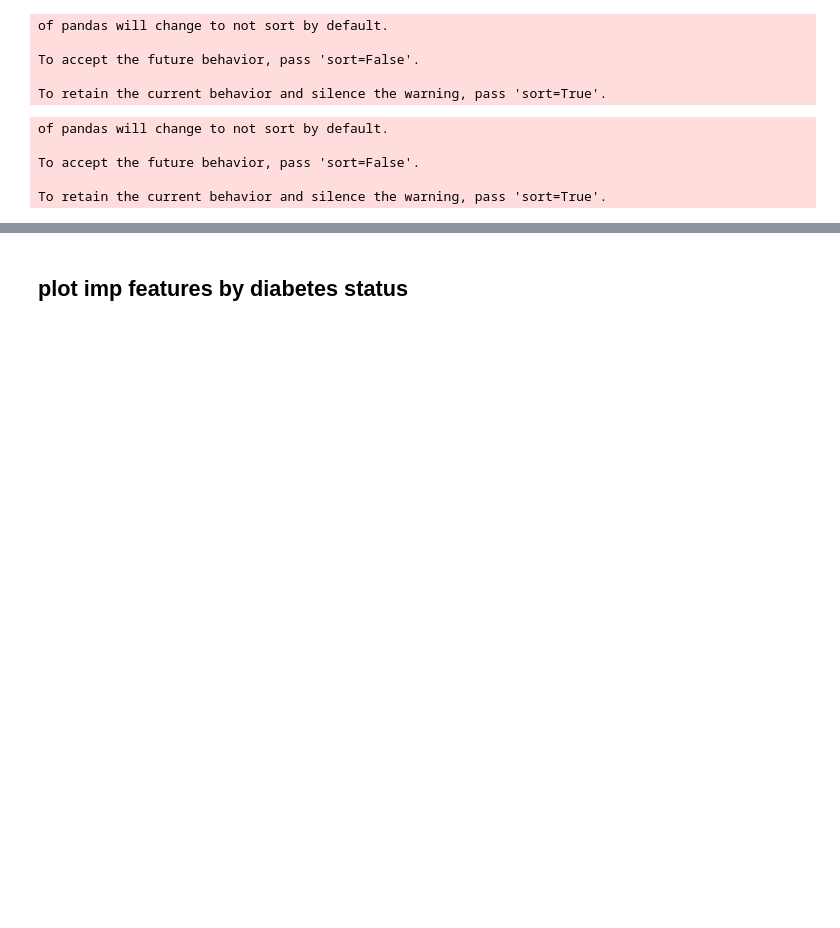
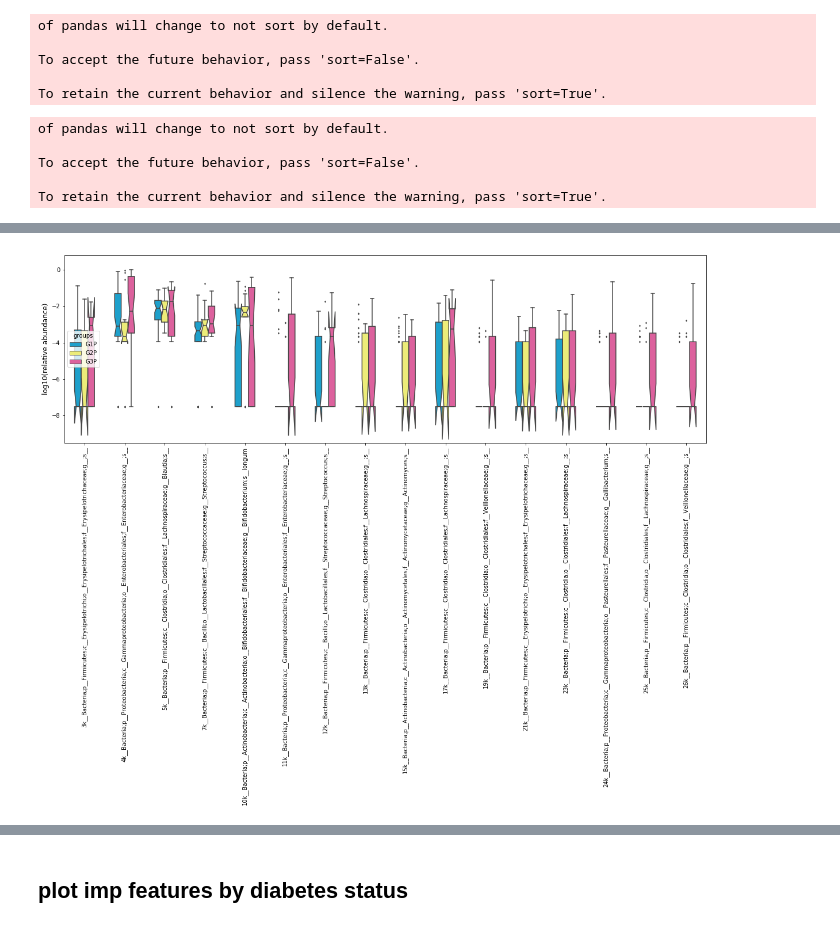
Before and after one commit to knightlab-analyses/familial-cirrhosis, a Jupyter notebook: RandomForest_Advanced_Fibrosis_classification.ipynb, the cells around one changed output, grey strips where cells are left out. Saved outputs shown, nothing was run; the diff lists cells and outputs as text; code cells hidden in the pictures; blank space fills up the shorter version.

```diff
--- a/RandomForest_Advanced_Fibrosis_classification.ipynb
+++ b/RandomForest_Advanced_Fibrosis_classification.ipynb
@@ -893,5 +917,18 @@ toplot1.reset_index().rename(columns={'index':'#SampleID'}).to_csv('tables/sourc
 fig = fig.get_figure()
 fig.tight_layout()
 fig.savefig('figures/fig3b.imp_features_G1PvG2PvG3P_G1P_R1.pdf', bbox_to_inches='tight')
+# %%
+fig, ax = plt.subplots(figsize=(20, 6))
+fig = sns.boxplot(x='feature', y='log10(abundance)',hue='groups',
+                  hue_order=['G1P', 'G2P', 'G3P'],
+                  palette={'G1P':'#01AEE8','G2P':'#ffff66','G3P':'#F04D9C'},
+                  data=toplot2, ax=ax, width=0.5, notch=True, fliersize=2)
+plt.ylim(-9.5, 0.8)
+ax.set_ylabel('log10(relative abundance)', fontsize=12)
+ax.set_xlabel('')
+ax.set_xticklabels(ax.get_xticklabels(),rotation=90)
+handles, _ = fig.get_legend_handles_labels()
+# %% [output]
+[figure, added]
 # %%
 fig, ax = plt.subplots(figsize=(20, 6))
```
Also changed, not shown: parts of 10 cells of this notebook, 3 other files.
